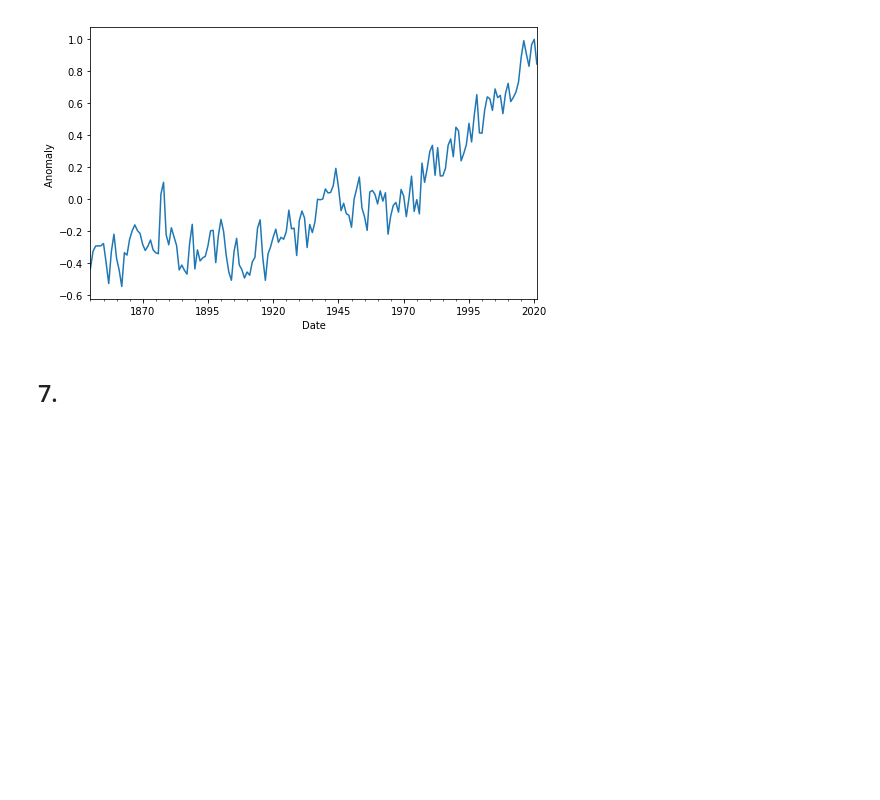
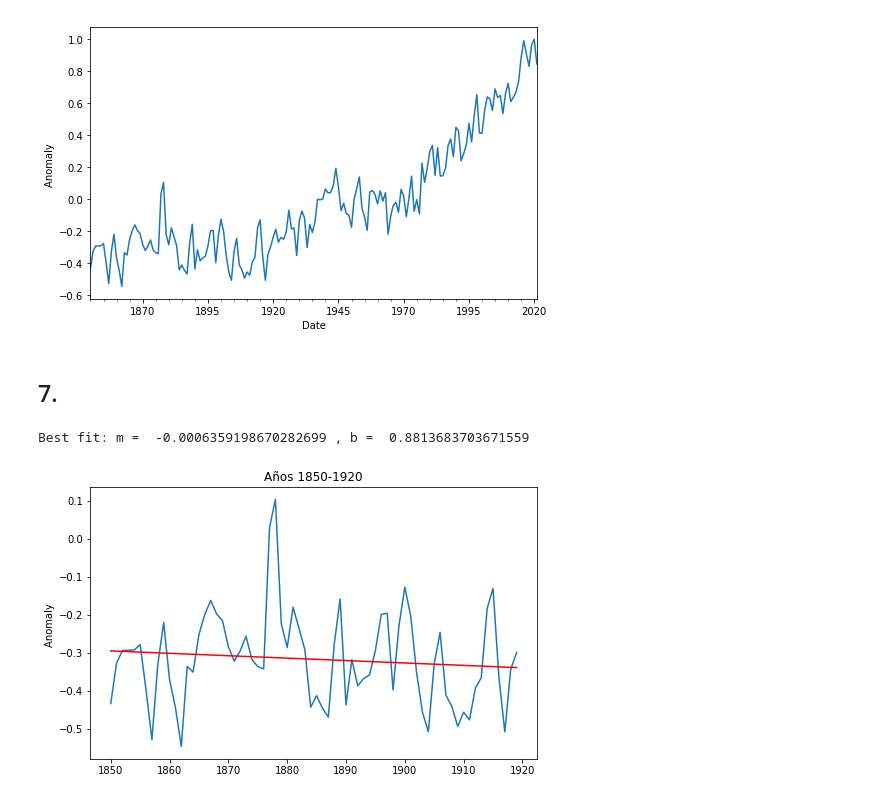
Before and after one commit to hernansalinas/Curso_aprendizaje_estadistico, a Jupyter notebook: Tareas/Restrepo-9709/Laboratorio_1.ipynb, the cells around one changed output. Cells and saved outputs as stored; diff of their text form; code cells hidden in the pictures; blank space fills up the shorter version.

```diff
--- a/Tareas/Restrepo-9709/Laboratorio_1.ipynb
+++ b/Tareas/Restrepo-9709/Laboratorio_1.ipynb
@@ -555,3 +639,17 @@ plt.show()
 [figure]
 # %% [markdown]
 ## 7.
+# %%
+fig = plt.figure(figsize = (8,5))
+T1 = T_serie.loc['1850-01-01':'1920-01-01']
+m, b = np.polyfit(T1['Year'], T1['MonthlyA'], 1)
+
+plt.plot(T1['Year'], T1['MonthlyA'])
+plt.ylabel('Anomaly ')
+plt.plot(T1['Year'], m*T1['Year'] + b, color = 'red')
+print('Best fit: m = ',m,', b = ',b )
+plt.title('Años 1850-1920')
+plt.show()
+# %% [output]
+Best fit: m =  -0.0006359198670282699 , b =  0.8813683703671559
+[figure, added]
```
Also changed, not shown: parts of 22 cells of this notebook.
